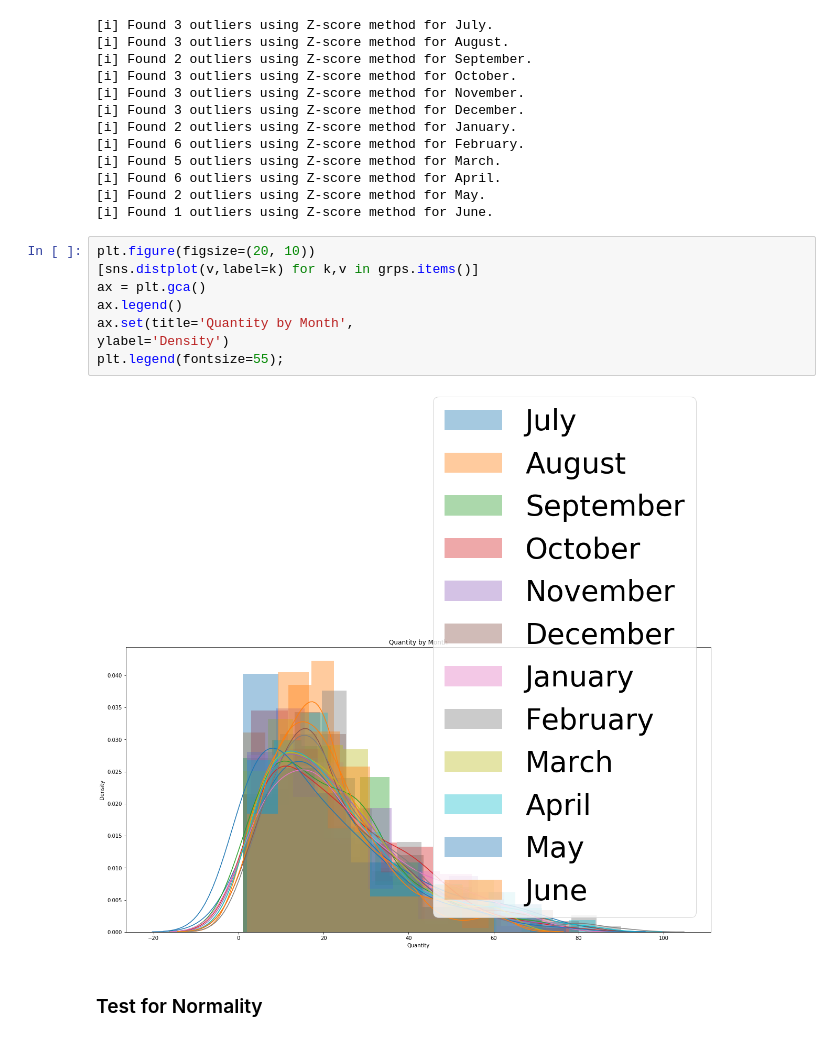
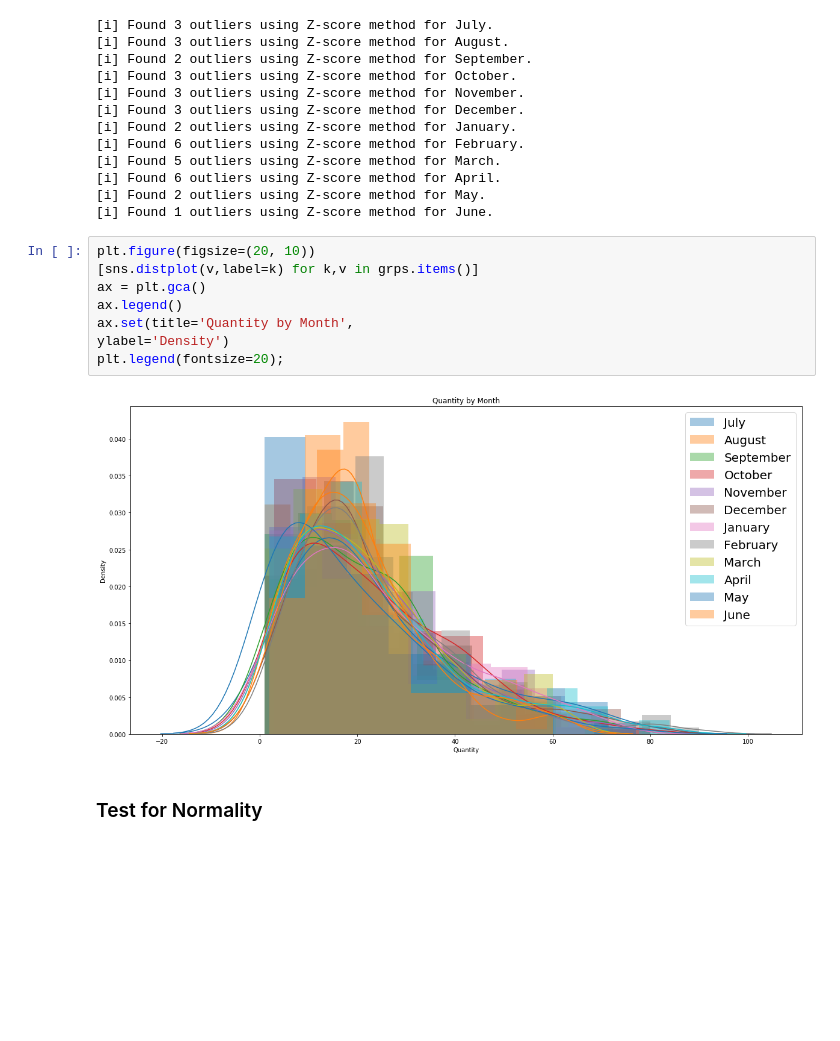
Before and after one commit to Sue-Mir/Module2_Project_Hypothesis_Testing, a Jupyter notebook: Student_Hypothesis_IV.ipynb, the cells around one changed output. Cells and saved outputs as stored; diff of their text form; blank space fills up the shorter version.

```diff
--- a/Student_Hypothesis_IV.ipynb
+++ b/Student_Hypothesis_IV.ipynb
@@ -278,13 +276,13 @@ for grp_name,grp_data in grps.items():
 # %%
 plt.figure(figsize=(20, 10))
 [sns.distplot(v,label=k) for k,v in grps.items()]
 ax = plt.gca()
 ax.legend()
 ax.set(title='Quantity by Month',
 ylabel='Density')
-plt.legend(fontsize=55);
+plt.legend(fontsize=20);
 # %% [output]
-[figure, old version]
+[figure, new version]
 # %% [markdown]
 ### Test for Normality
 # %% [markdown]
```
Also changed, not shown: parts of 10 cells of this notebook, 1 other file.
